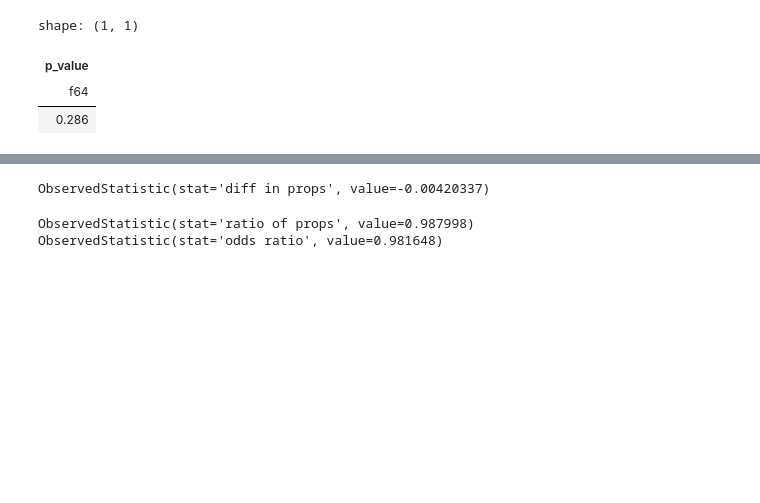
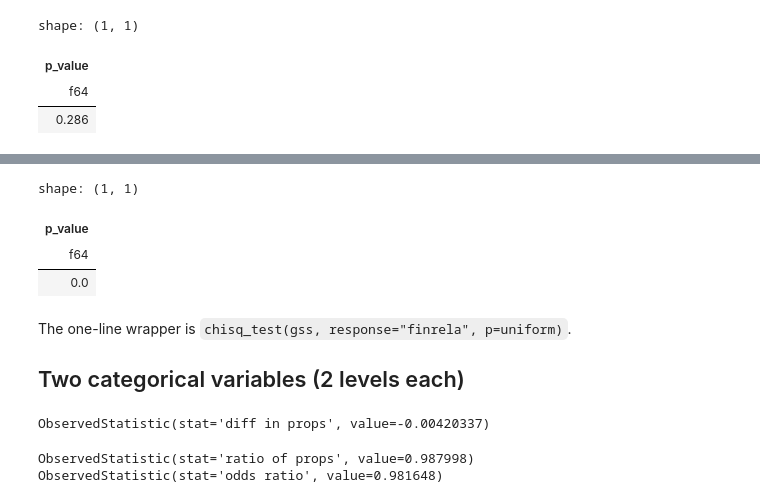
Before and after one commit to moderndive/moderndive-python, a Jupyter notebook: doc/_build/jupyter_execute/guides/infer-examples.ipynb, the cells around one changed output, grey strips where cells are left out. Saved outputs shown, nothing was run; the diff lists cells and outputs as text; code cells hidden in the pictures; blank space fills up the shorter version.

```diff
--- a/doc/_build/jupyter_execute/guides/infer-examples.ipynb
+++ b/doc/_build/jupyter_execute/guides/infer-examples.ipynb
@@ -133,3 +124,24 @@ explanatory variable. Use a two-variable chi-square test of independence (below)
+# %%
+levels = gss["finrela"].unique().to_list()
+uniform = {level: 1 / len(levels) for level in levels}  # "all classes equally likely"
+
+obs_gof = gss.specify(response="finrela").hypothesize(null="point", p=uniform).calculate(stat="Chisq")
+null_gof = (
+    gss.specify(response="finrela")
+    .hypothesize(null="point", p=uniform)
+    .generate(reps=1000, type="draw", seed=1)
+    .calculate(stat="Chisq")
+)
+get_p_value(null_gof, obs_stat=obs_gof, direction="greater")
+# %% [output]
+shape: (1, 1)
+| p_value |
+| f64 |
+| 0.0 |
+# %% [markdown]
+The one-line wrapper is `chisq_test(gss, response="finrela", p=uniform)`.
+
+## Two categorical variables (2 levels each)
 # %%
 # difference in proportions of "degree" between the sexes
 gss.specify(formula="college ~ sex", success="degree").calculate(
```
Also changed, not shown: parts of 3 cells of this notebook, 24 other files.
